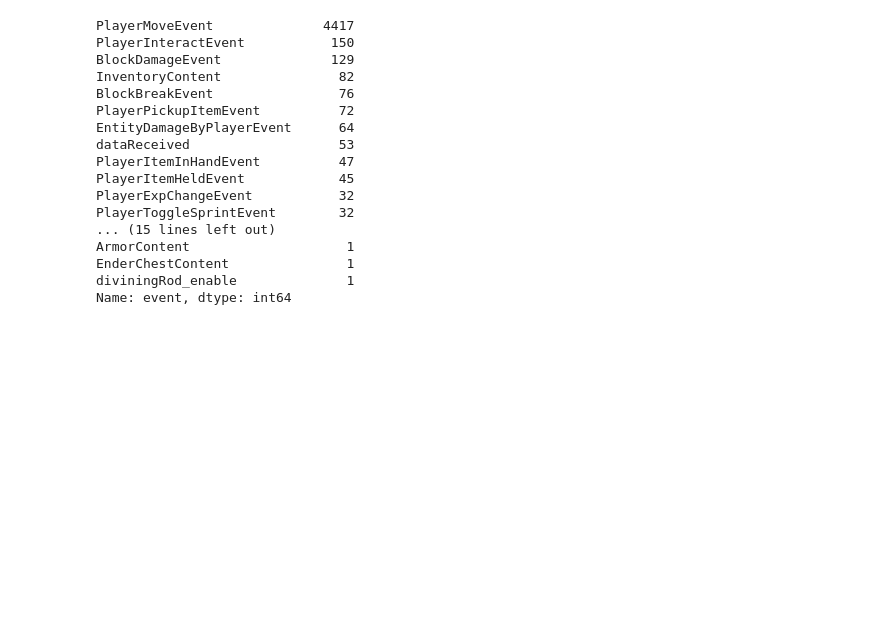
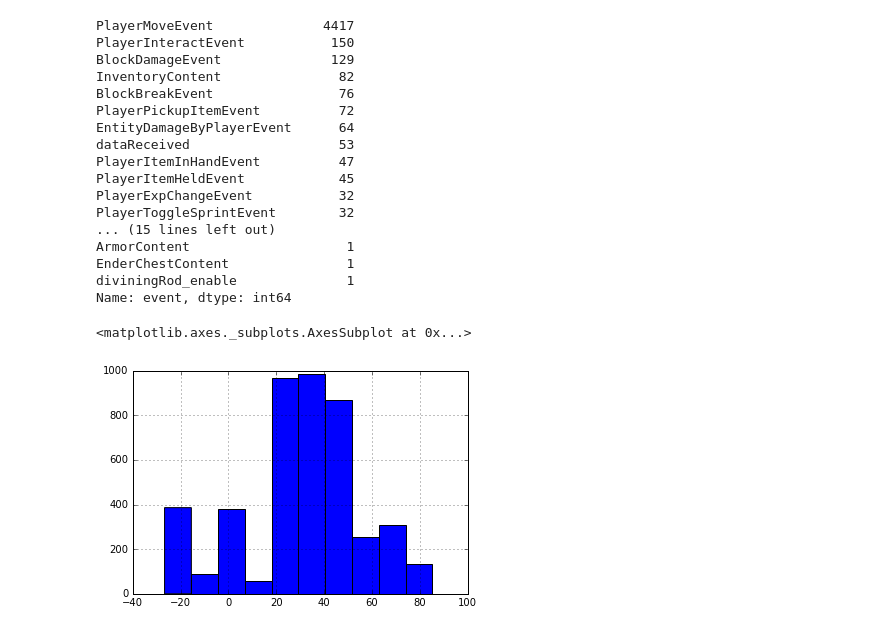
Before and after one commit to mmeagher/ARC6818, a Jupyter notebook: python-tests/Minecraft-data-20170801.ipynb, the cells around one changed output. Drawn from its saved outputs; the diff is of its cells as text; code cells hidden in the pictures; blank space fills up the shorter version.

```diff
--- a/python-tests/Minecraft-data-20170801.ipynb
+++ b/python-tests/Minecraft-data-20170801.ipynb
@@ -114,0 +117,5 @@ df.to_csv('log-new.csv')
+# %%
+df.z.hist()
+# %% [output]
+<matplotlib.axes._subplots.AxesSubplot at 0x...>
+[figure, added]
```
Also changed, not shown: parts of 3 cells of this notebook.
